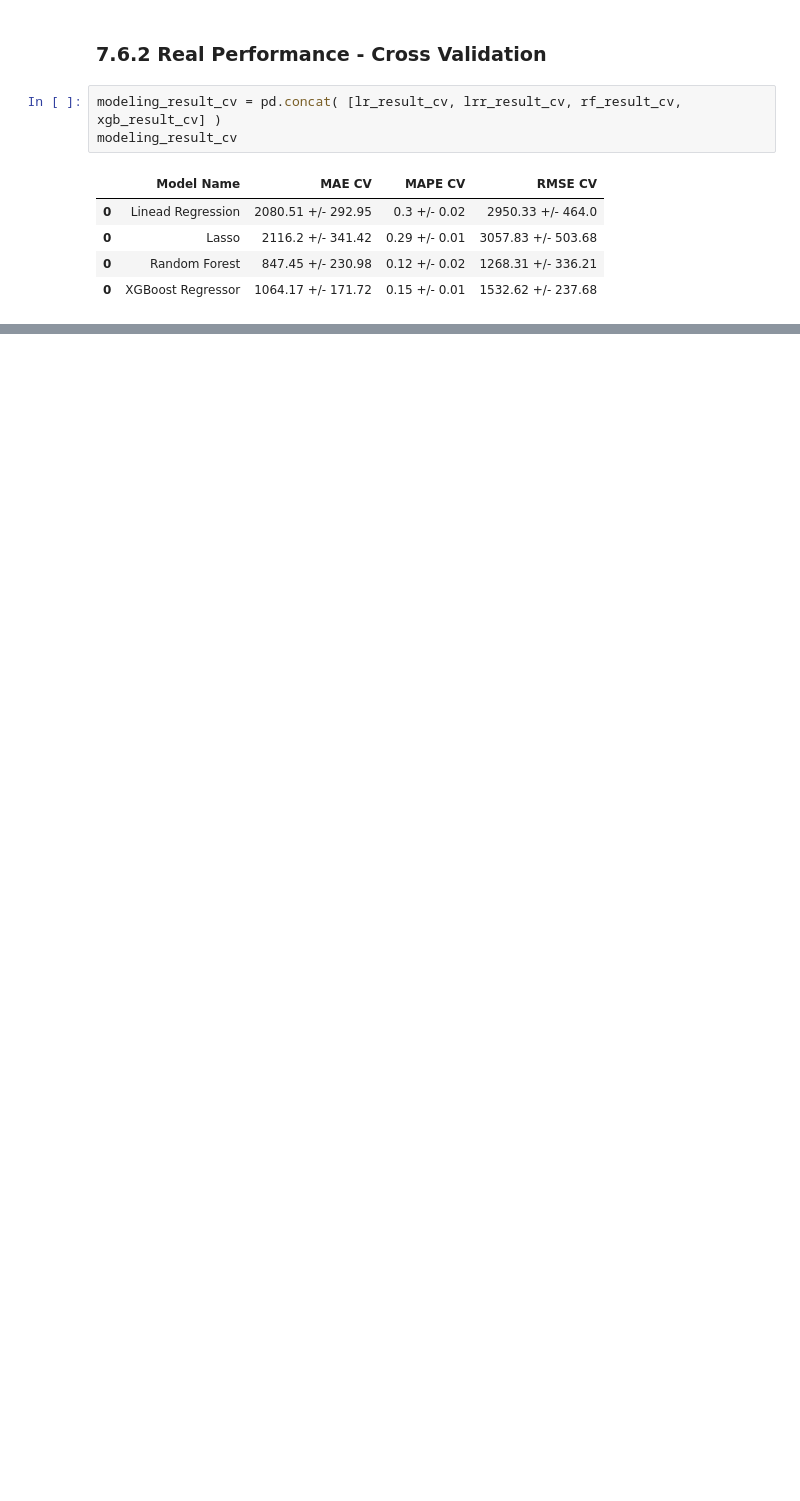
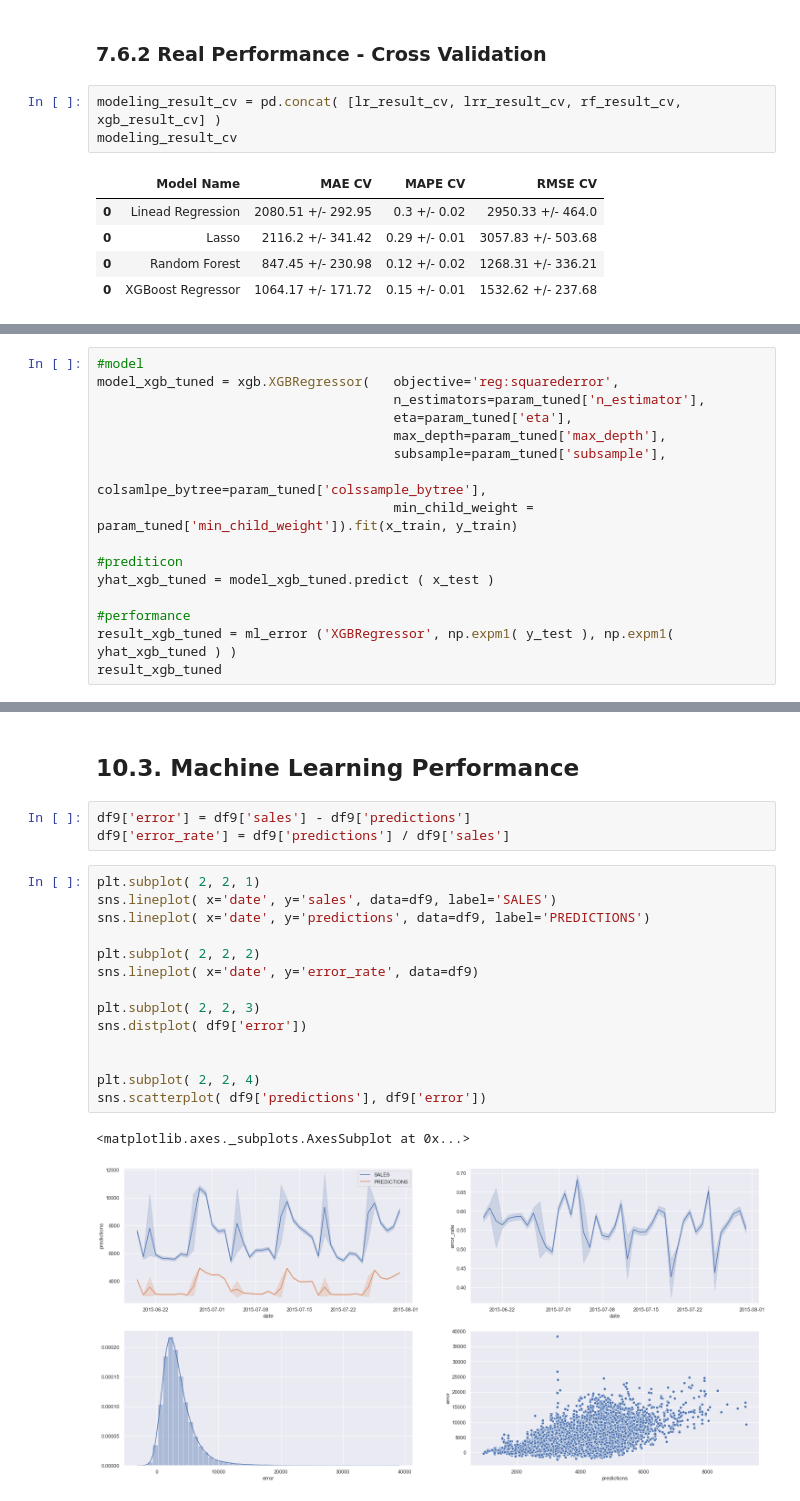
Before and after one commit to TrellixVulnTeam/DsEmProducao_VDBH, a Jupyter notebook: notebooks/m06_v01_store_sales_prediction.ipynb, the cells around one changed output, grey strips where cells are left out. Drawn from its saved outputs; the diff is of its cells as text; blank space fills up the shorter version.

```diff
--- a/notebooks/m06_v01_store_sales_prediction.ipynb
+++ b/notebooks/m06_v01_store_sales_prediction.ipynb
@@ -1388,0 +1448,16 @@ modeling_result_cv
+# %%
+#model
+model_xgb_tuned = xgb.XGBRegressor(   objective='reg:squarederror',
+                                      n_estimators=param_tuned['n_estimator'],
+                                      eta=param_tuned['eta'],
+                                      max_depth=param_tuned['max_depth'],
+                                      subsample=param_tuned['subsample'],
+                                      colsamlpe_bytree=param_tuned['colssample_bytree'],
+                                      min_child_weight = param_tuned['min_child_weight']).fit(x_train, y_train)
+
+#prediticon
+yhat_xgb_tuned = model_xgb_tuned.predict ( x_test )
+
+#performance
+result_xgb_tuned = ml_error ('XGBRegressor', np.expm1( y_test ), np.expm1( yhat_xgb_tuned ) )
+result_xgb_tuned
@@ -1388,0 +1572,22 @@ modeling_result_cv
+# %% [markdown]
+## 10.3. Machine Learning Performance
+# %%
+df9['error'] = df9['sales'] - df9['predictions']
+df9['error_rate'] = df9['predictions'] / df9['sales']
+# %%
+plt.subplot( 2, 2, 1)
+sns.lineplot( x='date', y='sales', data=df9, label='SALES')
+sns.lineplot( x='date', y='predictions', data=df9, label='PREDICTIONS')
+
+plt.subplot( 2, 2, 2)
+sns.lineplot( x='date', y='error_rate', data=df9)
+
+plt.subplot( 2, 2, 3)
+sns.distplot( df9['error'])
+
+
+plt.subplot( 2, 2, 4)
+sns.scatterplot( df9['predictions'], df9['error'])
+# %% [output]
+<matplotlib.axes._subplots.AxesSubplot at 0x...>
+[figure, added]
```
Also changed, not shown: parts of 41 cells of this notebook, 5 other files.
